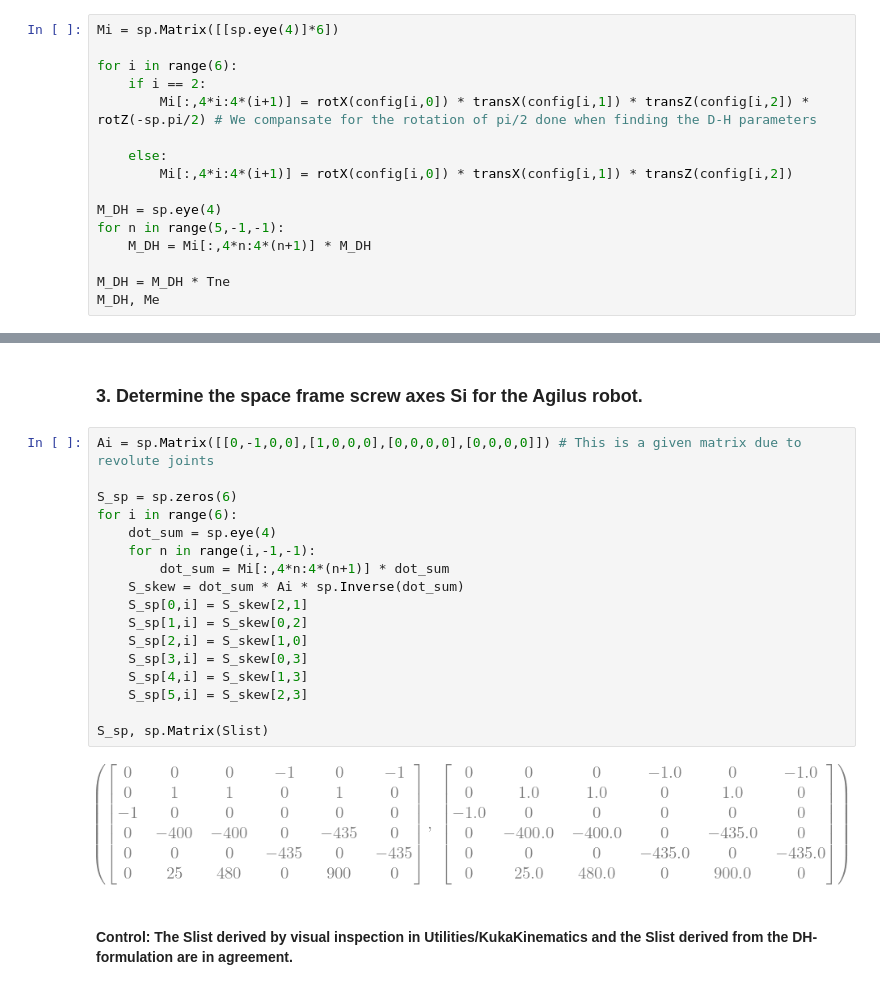
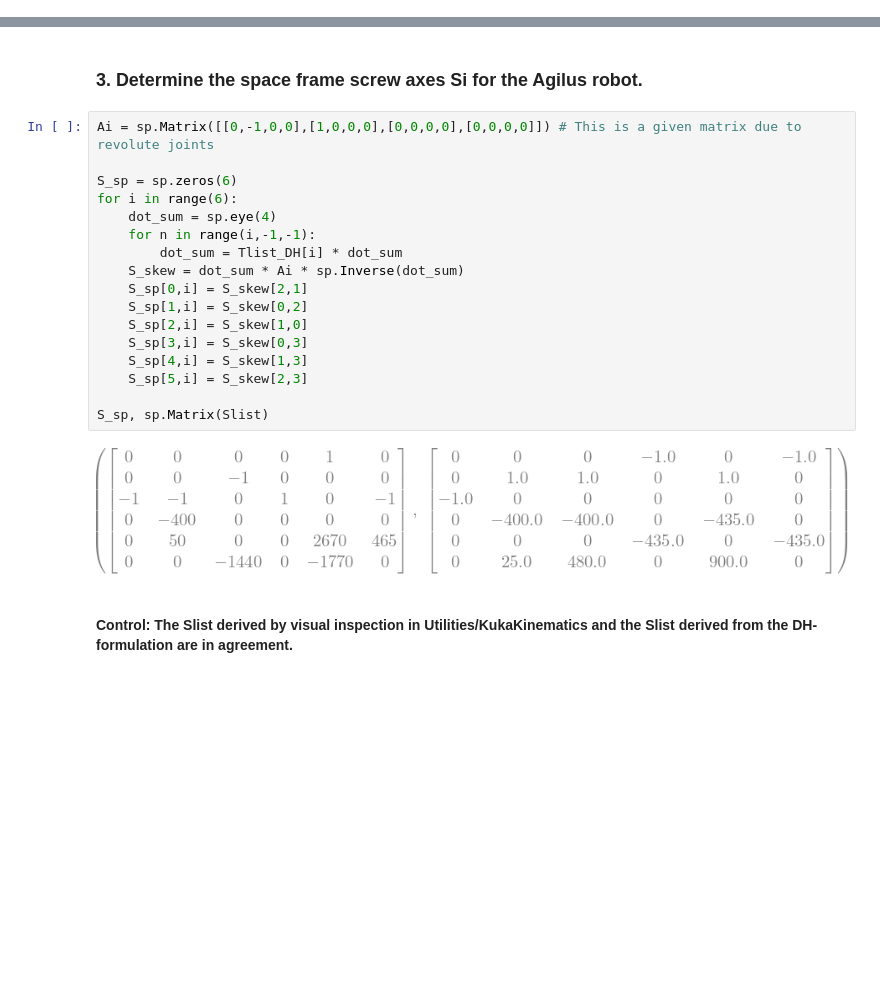
Before and after one commit to BirkHveding/RobotTek, a Jupyter notebook: Task_2.ipynb, the cells around one changed output, grey strips where cells are left out. Saved outputs shown, nothing was run; the diff lists cells and outputs as text; blank space fills up the shorter version.

```diff
--- a/Task_2.ipynb
+++ b/Task_2.ipynb
@@ -34,19 +30,3 @@ config, Sic_config
 #### Here, the first matrix represent the DH parameters in the same formate as in Modern Robotics. The second matrix represent the same table is illustrated as illustrated in Sicilliano. Theta are the free variables of each joint, where we add an additional pi/2 to the third joint to get a get the desired pose illustrated in the report.
 # %% [markdown]
 ### 2. Determine the end-effector zero position configuration M ∈ SE(3) for the Agilus robot
-# %%
-Mi = sp.Matrix([[sp.eye(4)]*6])
-
-for i in range(6):
-    if i == 2:
-        Mi[:,4*i:4*(i+1)] = rotX(config[i,0]) * transX(config[i,1]) * transZ(config[i,2]) * rotZ(-sp.pi/2) # We compansate for the rotation of pi/2 done when finding the D-H parameters
-
-    else:
-        Mi[:,4*i:4*(i+1)] = rotX(config[i,0]) * transX(config[i,1]) * transZ(config[i,2])
-
-M_DH = sp.eye(4)
-for n in range(5,-1,-1):
-    M_DH = Mi[:,4*n:4*(n+1)] * M_DH
-
-M_DH = M_DH * Tne
-M_DH, Me
@@ -60,22 +48,22 @@ M_DH, Me
 # %%
 Ai = sp.Matrix([[0,-1,0,0],[1,0,0,0],[0,0,0,0],[0,0,0,0]]) # This is a given matrix due to revolute joints
 
 S_sp = sp.zeros(6)
 for i in range(6):
     dot_sum = sp.eye(4)
     for n in range(i,-1,-1):
-        dot_sum = Mi[:,4*n:4*(n+1)] * dot_sum
+        dot_sum = Tlist_DH[i] * dot_sum
     S_skew = dot_sum * Ai * sp.Inverse(dot_sum)
     S_sp[0,i] = S_skew[2,1]
     S_sp[1,i] = S_skew[0,2]
     S_sp[2,i] = S_skew[1,0]
     S_sp[3,i] = S_skew[0,3]
     S_sp[4,i] = S_skew[1,3]
     S_sp[5,i] = S_skew[2,3]
 
 S_sp, sp.Matrix(Slist)
 # %% [output]
-[figure, old version]
+[figure, new version]
 # %% [markdown]
 ####  Control: The Slist derived by visual inspection in Utilities/KukaKinematics and the Slist derived from the DH-formulation are in agreement.
 # %% [markdown]
```
Also changed, not shown: parts of 7 cells of this notebook, 2 other files.
